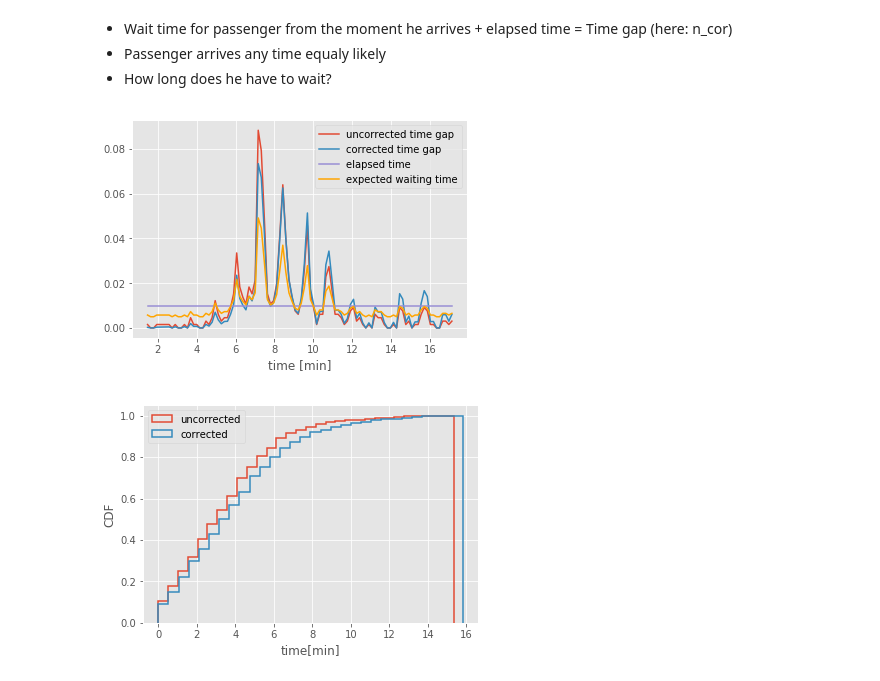
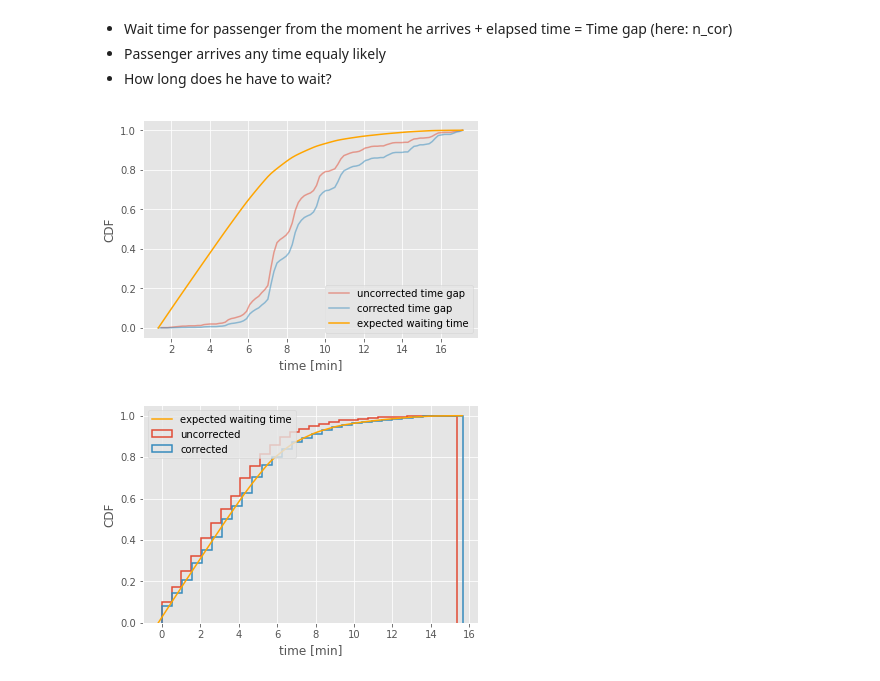
Before and after one commit to fdelia/VBZ-Fahrzeiten, a Jupyter notebook: VBZ Fahrzeiten Prediction.ipynb, the cells around one changed output. Cells and saved outputs as stored; diff of their text form; code cells hidden in the pictures.

Commit message:
corrected a distribution

```diff
--- a/VBZ Fahrzeiten Prediction.ipynb
+++ b/VBZ Fahrzeiten Prediction.ipynb
@@ -329,41 +329,39 @@ plt.show()
 * Passenger arrives any time equaly likely
 * How long does he have to wait?
 # %%
-# "Elapsed time" has uniform distribution
-n_elapsed_pmf = numpy.full(len(bins[1:]), 1./len(bins[1:]))
-
-# Here is the mistake:
-# Elapsed time is poisson distributed
-# but n_cor_pmf (corrected time gap) is an "empirical distribution"
-n_waiting_pmf = []
-n_waiting_pmf = numpy.add(n_pmf, n_elapsed_pmf)
+# Make "mixed distribution":
+# Waiting time is uniform over interval in which the passenger arrives
+# The longer the gap, the more possible it is to arrive in it
+n_waiting_pmf = numpy.full(len(bins[1:]), 0.)
+for i, t in enumerate(n_cor_pmf):
+    prob_arrival = 1./(i+1)
+    for j in range(0, i):
+        n_waiting_pmf[j] += prob_arrival * t
 
 # Normalize
 n_waiting_pmf /= numpy.sum(n_waiting_pmf, axis=0)
 
-# Calculate CDFs
+# Calculate CDF
 n_waiting = [0]
 for val in n_waiting_pmf: n_waiting.append(n_waiting[-1] + val)
-n_elapsed = [0]
-for val in n_elapsed_pmf: n_elapsed.append(n_elapsed[-1] + val)
 
-#plt.plot(bins[1:], n, label='uncorrected time gap', alpha=0.5)
-#plt.plot(bins, n_cor, label='corrected time gap', alpha=0.5)
-#plt.plot(bins, n_elapsed, label='elapsed time', alpha=0.5)
-#plt.plot(bins, n_waiting, label='expected waiting time', color='orange')
+# TODO: x is 1.5 to the right, don't know why
+plt.plot(bins[1:], n, label='uncorrected time gap', alpha=0.5)
+plt.plot(bins, n_cor, label='corrected time gap', alpha=0.5)
+plt.plot(bins, n_waiting, label='expected waiting time', color='orange')
 
-plt.plot(bins[1:], n_pmf, label='uncorrected time gap')
-plt.plot(bins[1:], n_cor_pmf, label='corrected time gap')
-plt.plot(bins[1:], n_elapsed_pmf, label='elapsed time')
-plt.plot(bins[1:], n_waiting_pmf, label='expected waiting time', color='orange')
+#plt.plot(bins[1:], n_pmf, label='uncorrected time gap')
+#plt.plot(bins[1:], n_cor_pmf, label='corrected time gap')
+#plt.plot(bins[1:], n_elapsed_pmf, label='elapsed time')
+#plt.plot(bins[1:], n_waiting_pmf, label='expected waiting time', color='orange')
 
 plt.xlabel('time [min]')
-#plt.ylabel('CDF')
+plt.ylabel('CDF')
 
 plt.legend()
 plt.show()
 # %% [output]
-[figure, old version]
+[figure, new version]
 # %%
 # Just for fun, let's do some sampling
 # This is how the "waiting time" distribution should look like (above)
@@ -378,7 +376,7 @@ for i in range(0, 10000):
     i = len(n_cor[n_cor<=z]) # get index of last element<=z
     gap = bins[i]
     # Time passenger arrives
-    t = random.choice(bins[0:i+1]) # t shouldn't be negative, else the passenger will just get the next tram/bus
+    t = random.choice(bins[0:i+1]) # t is uniform on the time till bin[i+1]
 
     samples.append(gap - t)
 
@@ -390,6 +388,7 @@ for i in range(0, 10000):
 
 plt.hist(samples_uncor, bins=30, normed=1, histtype='step', cumulative=True, linewidth=1.5, label='uncorrected')
 plt.hist(samples, bins=30, normed=1, histtype='step', cumulative=True, linewidth=1.5, label='corrected')
+plt.plot(bins - 1.5, n_waiting, label='expected waiting time', color='orange')
 
 plt.xlabel('time [min]')
 plt.ylabel('CDF')
@@ -397,4 +396,4 @@ plt.ylabel('CDF')
 plt.legend(loc='upper left')
 plt.show()
 # %% [output]
-[figure, old version]
+[figure, new version]
```
